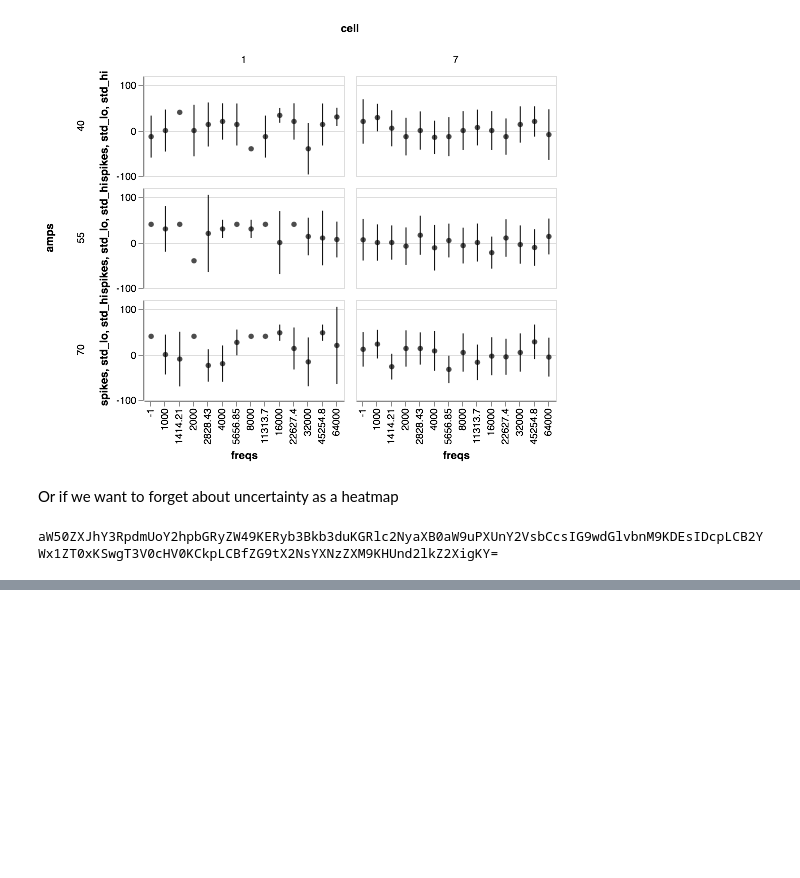
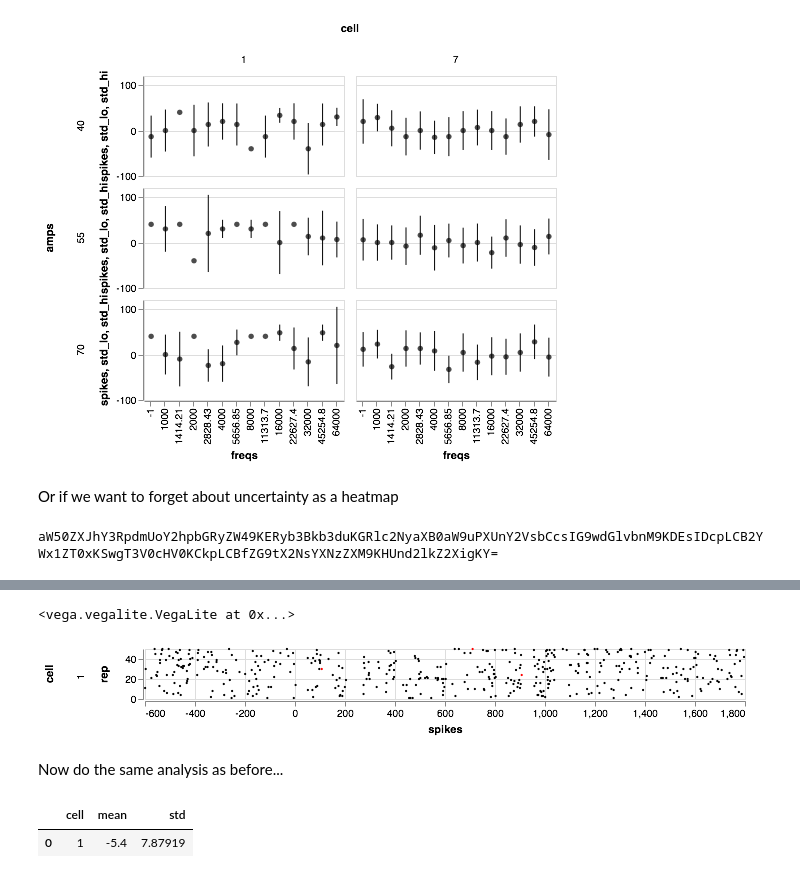
Before and after one commit to wehr-lab/bootcamp_2018, a Jupyter notebook: bootcamp_2018.ipynb, the cells around one changed output, grey strips where cells are left out. Cells and saved outputs as stored; diff of their text form; code cells hidden in the pictures; blank space fills up the shorter version.

```diff
--- a/bootcamp_2018.ipynb
+++ b/bootcamp_2018.ipynb
@@ -272,0 +513,76 @@ aW50ZXJhY3RpdmUoY2hpbGRyZW49KERyb3Bkb3duKGRlc2NyaXB0aW9uPXUnY2VsbCcsIG9wdGlvbnM9
+# %%
+chart = alt.Chart(pinp_train).mark_circle().encode(
+    x = alt.X('spikes'),      # X axis will be spike time
+    y = alt.Y('rep' ),        # Y is the stimulus repetition
+    size = alt.value(5),      # make the dots small
+    opacity=alt.value(1.),    # opaque
+    color=alt.condition(      # and...
+        # if the spike happened during the stimulus presentation
+        (alt.datum.spikes >= 0) & # spike after laser pulses start
+        (alt.datum.spikes % alt.datum.isi < alt.datum.pulse_width+laser_slop) & # before the end of each pulse
+        (alt.datum.spikes % alt.datum.isi > laser_slop) &                       # after the time it takes for the laser to take effect
+        (alt.datum.spikes < alt.datum.isi * alt.datum.n_pulses),                # before the laser pulses stop
+        alt.value('red'),     # colored red
+        alt.value('black')    # otherwise black
+    )
+).properties(
+    width = 600,
+    height = 50,
+).facet(
+    row='cell',  # split the plot into rows by cell
+)
+
+chart
+# %% [output]
+<vega.vegalite.VegaLite at 0x...>
+[figure, added]
+# %% [markdown]
+Now do the same analysis as before...
+# %%
+# now let's iterate and summarize
+# we make some temporary lists to store our values
+cell_l     = []
+pulse_l    = []
+rep_l      = []
+evoked_l   = []
+baseline_l = []
+spikes_l   = []
+
+# the protein has a bit of latency
+laser_slop = 5. #ms
+# how long before stim should we look for baseline?
+pre_stim = 400. #ms
+
+for i, group in pinp_train.groupby(['cell','rep']):
+    # store uncalculated values
+    cell_l.append(group['cell'].iloc[0])
+    pulse_l.append(group['pulse_width'].iloc[0])
+    rep_l.append(group['rep'].iloc[0])
+
+    # calculate laser evoked spikes
+    evoked = group[(group['spikes']>0)&
+                   (group['spikes']%group['isi']>laser_slop) &
+                   (group['spikes']%group['isi']<group['pulse_width']+laser_slop)&
+                   (group['spikes']<group['isi']*group['n_pulses'])].count()['spikes']
+    # normalize to spikes/s
+    evoked = evoked/((group['pulse_width'].iloc[0]*group['n_pulses'].iloc[0])/1000.)
+    evoked_l.append(evoked)
+
+    # and baseline
+    baseline = group[(group['spikes']<0)&(group['spikes']>(pre_stim*-1))].count()['spikes']
+    baseline = baseline/(pre_stim/1000.)
+    baseline_l.append(baseline)
+
+    # and the difference
+    spikes_l.append(evoked-baseline)
+
+#now wrap them up into a new df
+train_summary_rep = pd.DataFrame({'cell':cell_l,
+                              'pulse_width':pulse_l,
+                              'rep':rep_l,
+                              'evoked':evoked_l,
+                              'baseline':baseline_l,
+                              'spikes':spikes_l})
+# %% [output]
+|  | cell | mean | std |
+| 0 | 1 | -5.4 | 7.87919 |
```
Also changed, not shown: parts of 36 cells of this notebook, 1 other file.
